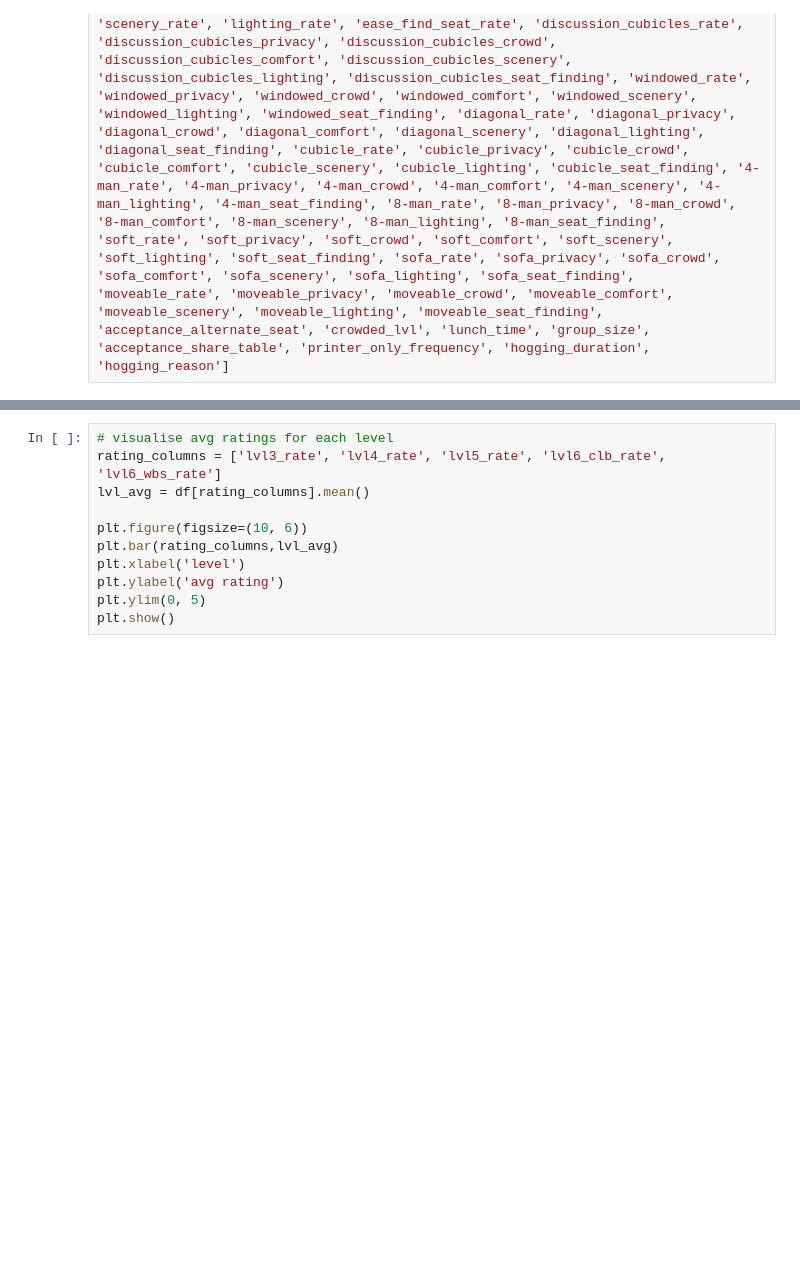
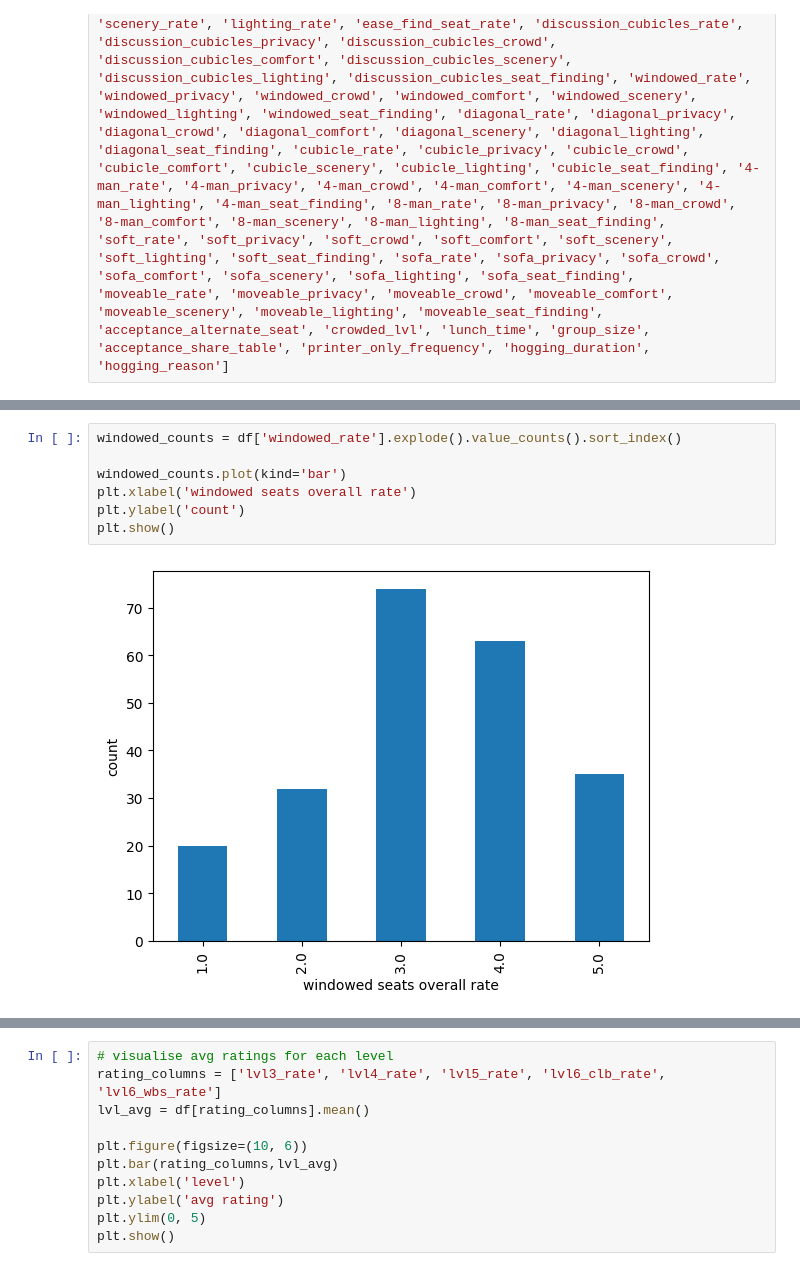
Before and after one commit to chriskbs/DSA3101, a Jupyter notebook: notebooks/survey_trend.ipynb, the cells around one changed output, grey strips where cells are left out. Saved outputs shown, nothing was run; the diff lists cells and outputs as text; blank space fills up the shorter version.

```diff
--- a/notebooks/survey_trend.ipynb
+++ b/notebooks/survey_trend.ipynb
@@ -21,0 +32,9 @@ df.columns = ['Datatime', 'visit_time', 'entry_lvl', 'visit_reason', 'year_of_st
+# %%
+windowed_counts = df['windowed_rate'].explode().value_counts().sort_index()
+
+windowed_counts.plot(kind='bar')
+plt.xlabel('windowed seats overall rate')
+plt.ylabel('count')
+plt.show()
+# %% [output]
+[figure, added]
```
Also changed, not shown: parts of 23 cells of this notebook, 4 other files.
